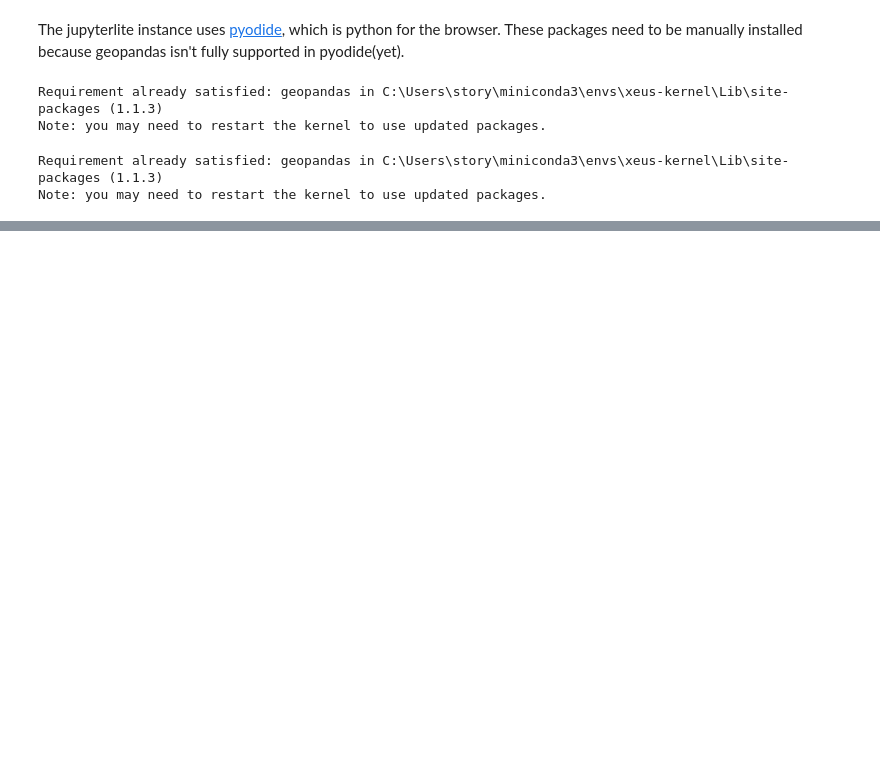
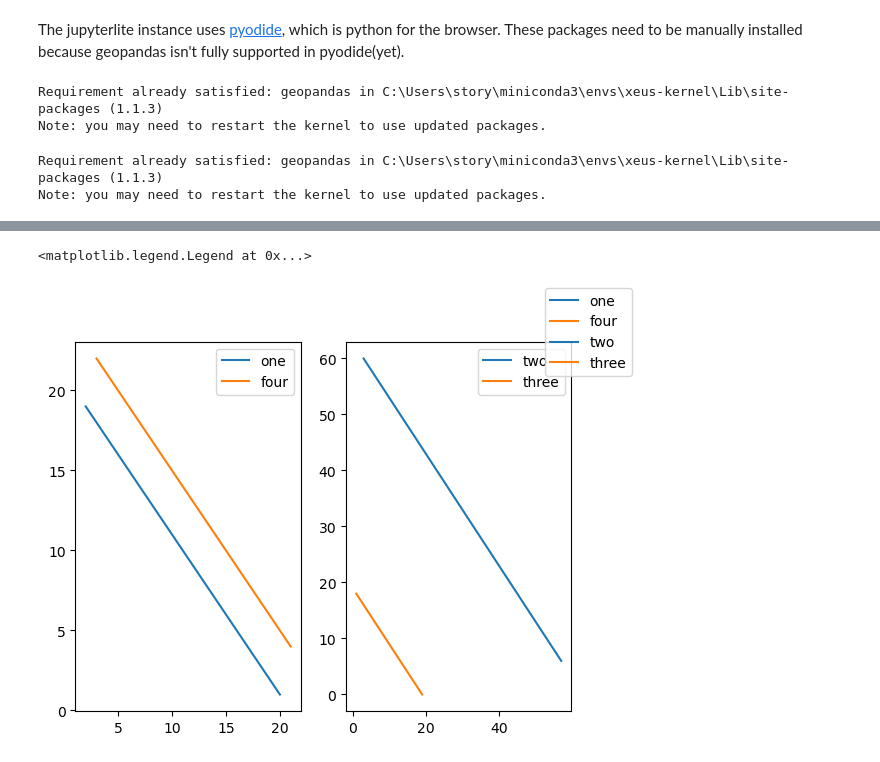
Before and after one commit to story645/odwny2026, a Jupyter notebook: content/n0_setup.ipynb, the cells around one changed output, grey strips where cells are left out. Saved outputs shown, nothing was run; the diff lists cells and outputs as text; code cells hidden in the pictures; blank space fills up the shorter version.

```diff
--- a/content/n0_setup.ipynb
+++ b/content/n0_setup.ipynb
@@ -14,0 +36,13 @@ Note: you may need to restart the kernel to use updated packages.
+# %%
+fig, (ax1, ax2) =  plt.subplots(ncols=2)
+ax1.plot(x,y, label="one")
+ax2.plot(y*3, x*3, label="two")
+ax1.legend()
+ax2.plot(x-1,y-1, label="three")
+ax1.plot(y+2, x+2, label="four")
+ax2.legend()
+ax1.legend()
+fig.legend()
+# %% [output]
+<matplotlib.legend.Legend at 0x...>
+[figure, added]
```
Also changed, not shown: parts of 4 cells of this notebook, 4 other files.
